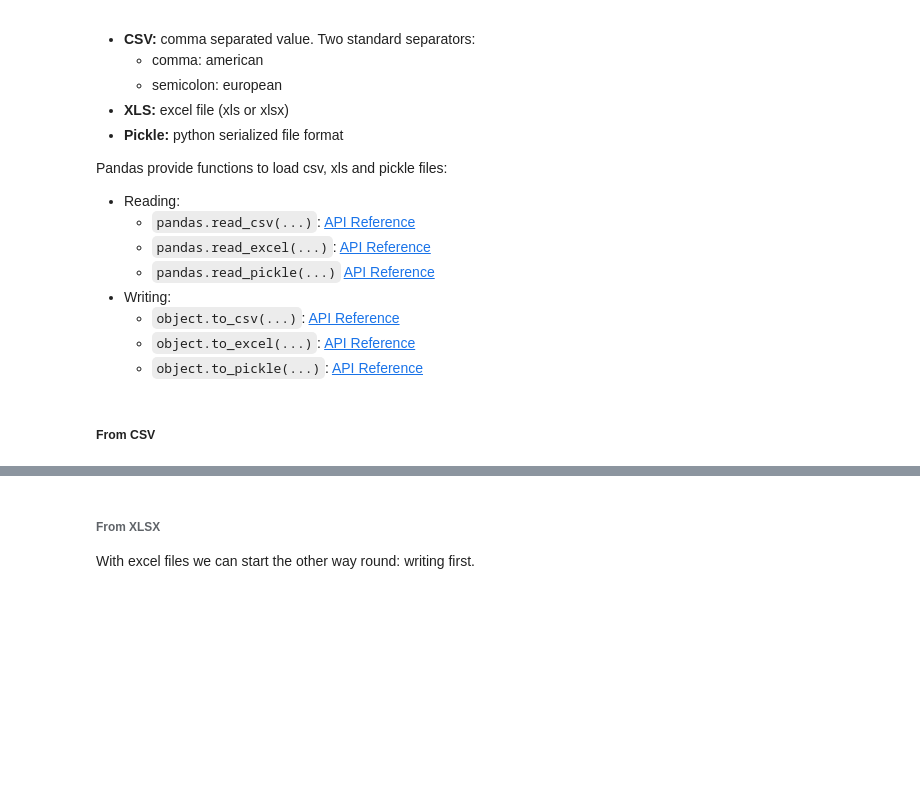
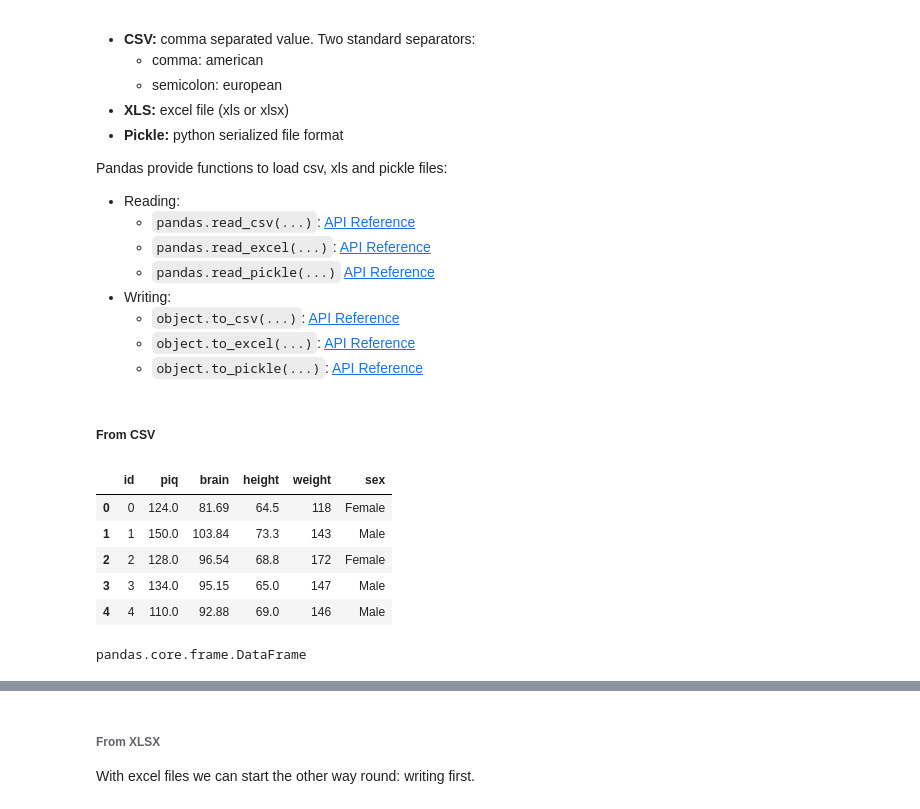
Before and after one commit to f-guitart/datamining, a Jupyter notebook: sessions/02_pandas_data_structures.ipynb, the cells around one changed output, grey strips where cells are left out. Drawn from its saved outputs; the diff is of its cells as text; code cells hidden in the pictures; blank space fills up the shorter version.

```diff
--- a/sessions/02_pandas_data_structures.ipynb
+++ b/sessions/02_pandas_data_structures.ipynb
@@ -1145,9 +1365,18 @@ Pandas provide functions to load csv, xls and pickle files:
 # %% [markdown]
 ##### From CSV
 # %%
-iqsize = pd.read_csv("https://raw.githubusercontent.com/f-guitart/data_mining/master/data/iqsize.csv")
+iqsize = pd.read_csv("../data/iqsize.csv")
 iqsize.head()
+# %% [output]
+|  | id | piq | brain | height | weight | sex |
+| 0 | 0 | 124.0 | 81.69 | 64.5 | 118 | Female |
+| 1 | 1 | 150.0 | 103.84 | 73.3 | 143 | Male |
+| 2 | 2 | 128.0 | 96.54 | 68.8 | 172 | Female |
+| 3 | 3 | 134.0 | 95.15 | 65.0 | 147 | Male |
+| 4 | 4 | 110.0 | 92.88 | 69.0 | 146 | Male |
 # %%
 type(iqsize)
+# %% [output]
+pandas.core.frame.DataFrame
 # %%
 iqsize["sex"][:10]
```
Also changed, not shown: parts of 59 cells of this notebook, 1 other file.
